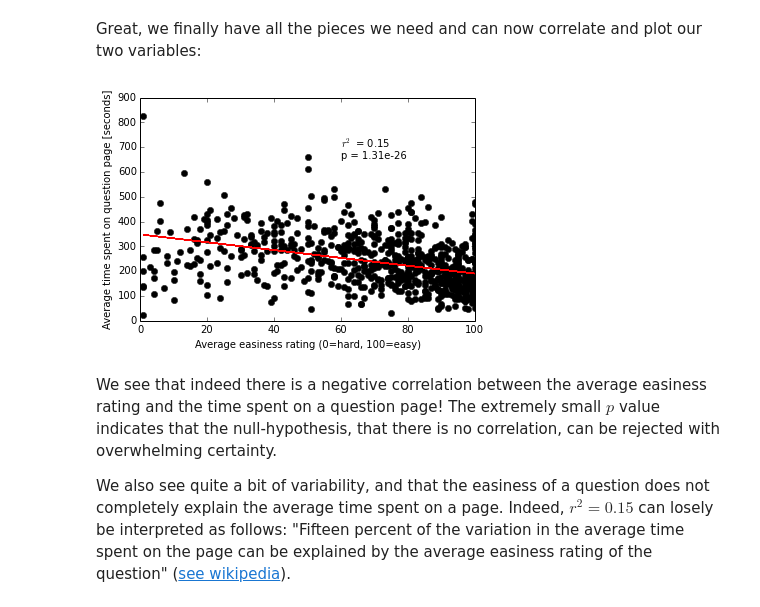
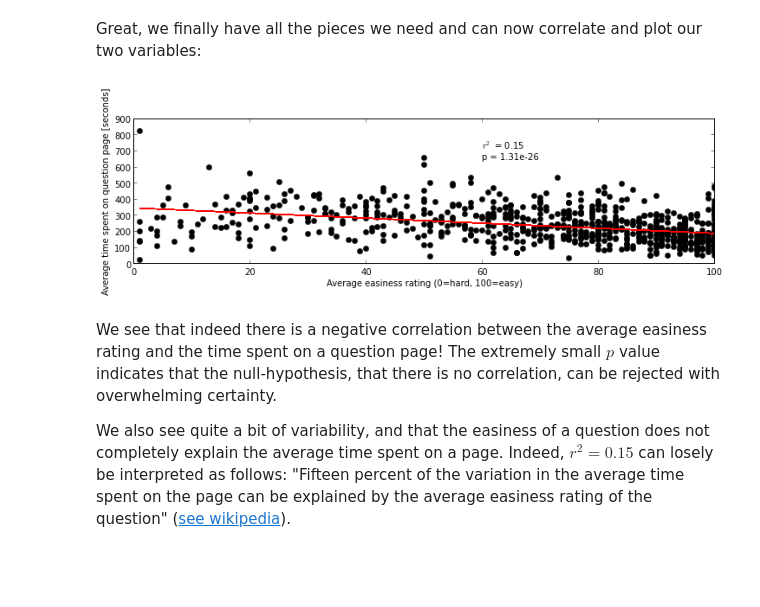
Before and after one commit to MathEducationResources/google-analytics, a Jupyter notebook: Correlation_avg_time_spent_to_avg_rating_to_exam_score.ipynb, the cells around one changed output. Drawn from its saved outputs; the diff is of its cells as text; code cells hidden in the pictures; blank space fills up the shorter version.

Commit message:
save figure instead of just show

```diff
--- a/Correlation_avg_time_spent_to_avg_rating_to_exam_score.ipynb
+++ b/Correlation_avg_time_spent_to_avg_rating_to_exam_score.ipynb
@@ -76,18 +76,19 @@ Great, we finally have all the pieces we need and can now correlate and plot our
 # %%
 from scipy import stats
 
 all_avg_ratings = np.asarray(all_avg_ratings)
 all_avg_times = np.asarray(all_avg_times)
 slope, intercept, r_value, p_value, std_err = stats.linregress(all_avg_ratings, all_avg_times)
 
 line = slope*all_avg_ratings+intercept
+plt.figure(figsize=(12,3))
 plt.plot(all_avg_ratings, all_avg_times, 'ko', all_avg_ratings, line, 'r-')
 plt.xlabel('Average easiness rating (0=hard, 100=easy)')
 plt.ylabel('Average time spent on question page [seconds]')
 plt.annotate('$r^2$ = {0:.2f} \np = {1:.2e}'.format(r_value**2, p_value), xy=(60, 650))
-plt.show()
+plt.savefig('easiness_vs_time_spent.png')
 # %% [output]
-[figure, old version]
+[figure, new version]
 # %% [markdown]
 We see that indeed there is a negative correlation between the average easiness rating and the time spent on a question page! The extremely small $p$ value indicates that the null-hypothesis, that there is no correlation, can be rejected with overwhelming certainty.
 
```
Also changed, not shown: parts of 1 cell of this notebook.
